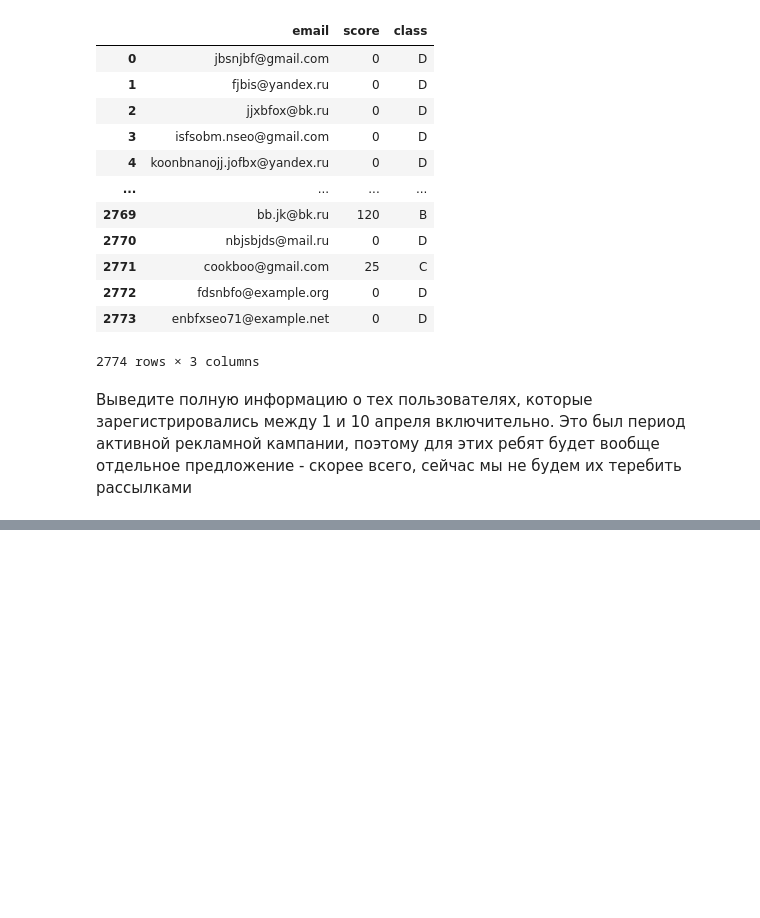
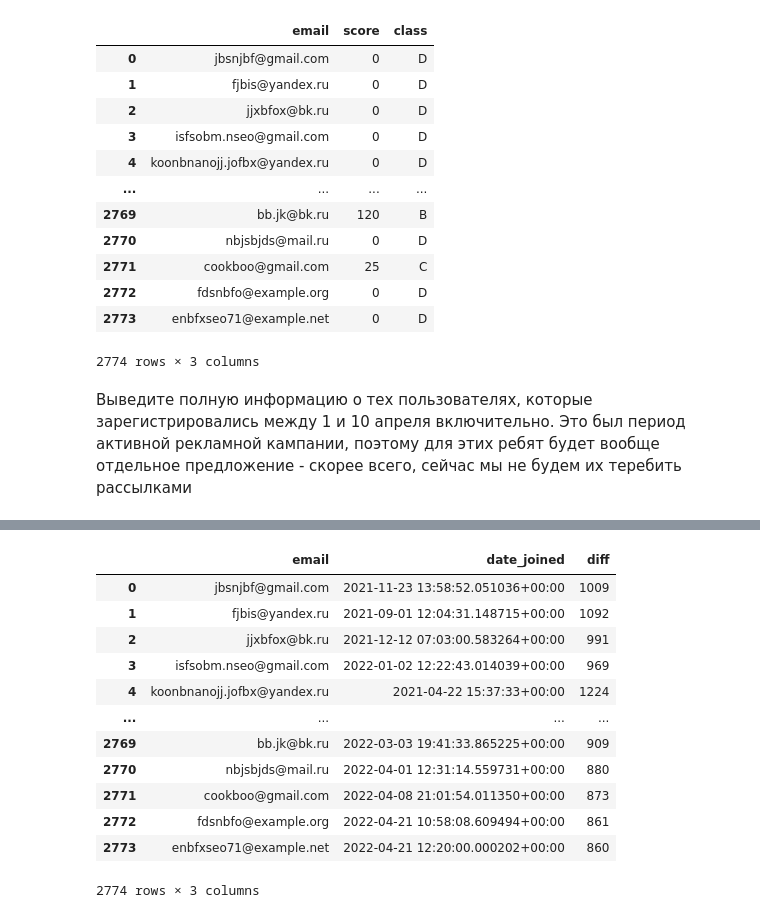
Before and after one commit to aleks-haksly/Simulative, a Jupyter notebook: SQL/Analitics/part_01/practice.ipynb, the cells around one changed output, grey strips where cells are left out. Cells and saved outputs as stored; diff of their text form; code cells hidden in the pictures; blank space fills up the shorter version.

```diff
--- a/SQL/Analitics/part_01/practice.ipynb
+++ b/SQL/Analitics/part_01/practice.ipynb
@@ -160,0 +171,26 @@ data
+# %%
+sql = """
+SELECT
+  email,
+  date_joined,
+  date_part('days', (now() - date_joined)) :: int as diff
+FROM
+  simulative.user
+"""
+data = select(sql)
+# %%
+data
+# %% [output]
+|  | email | date_joined | diff |
+| 0 | jbsnjbf@gmail.com | 2021-11-23 13:58:52.051036+00:00 | 1009 |
+| 1 | fjbis@yandex.ru | 2021-09-01 12:04:31.148715+00:00 | 1092 |
+| 2 | jjxbfox@bk.ru | 2021-12-12 07:03:00.583264+00:00 | 991 |
+| 3 | isfsobm.nseo@gmail.com | 2022-01-02 12:22:43.014039+00:00 | 969 |
+| 4 | koonbnanojj.jofbx@yandex.ru | 2021-04-22 15:37:33+00:00 | 1224 |
+| ... | ... | ... | ... |
+| 2769 | bb.jk@bk.ru | 2022-03-03 19:41:33.865225+00:00 | 909 |
+| 2770 | nbjsbjds@mail.ru | 2022-04-01 12:31:14.559731+00:00 | 880 |
+| 2771 | cookboo@gmail.com | 2022-04-08 21:01:54.011350+00:00 | 873 |
+| 2772 | fdsnbfo@example.org | 2022-04-21 10:58:08.609494+00:00 | 861 |
+| 2773 | enbfxseo71@example.net | 2022-04-21 12:20:00.000202+00:00 | 860 |
+2774 rows × 3 columns
```
Also changed, not shown: parts of 4 cells of this notebook.
